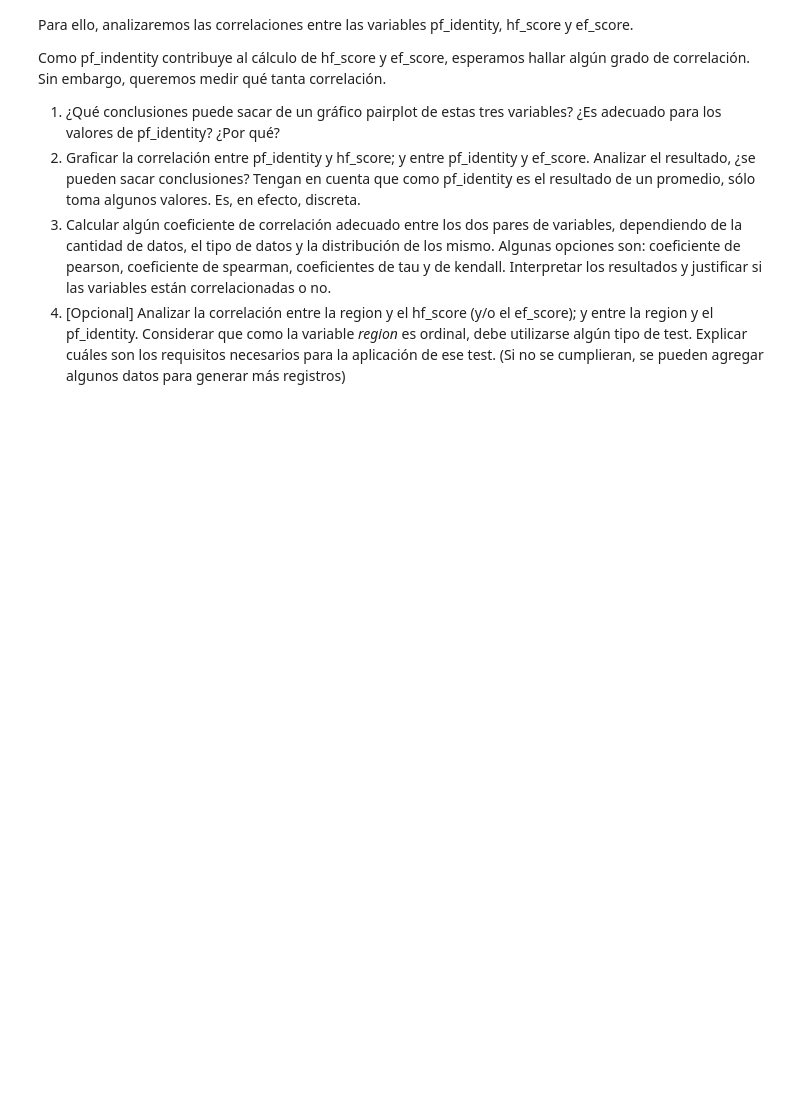
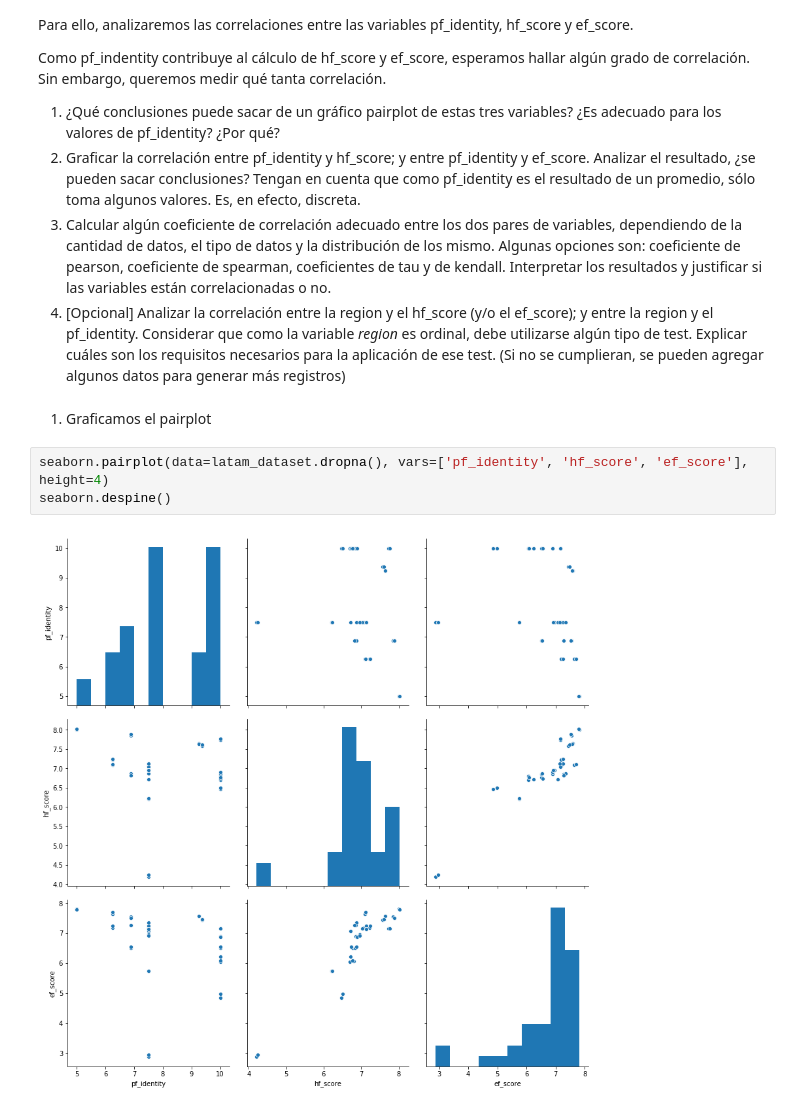
Before and after one commit to manquius/diplodatos_ayv, a Jupyter notebook: 02_practico_Fernando.ipynb, the cells around one changed output. Drawn from its saved outputs; the diff is of its cells as text; blank space fills up the shorter version.

```diff
--- a/02_practico_Fernando.ipynb
+++ b/02_practico_Fernando.ipynb
@@ -359,3 +382,10 @@ Como pf_indentity contribuye al cálculo de hf_score y ef_score, esperamos halla
 2. Graficar la correlación entre pf_identity y hf_score; y entre pf_identity y ef_score. Analizar el resultado, ¿se pueden sacar conclusiones? Tengan en cuenta que como pf_identity es el resultado de un promedio, sólo toma algunos valores. Es, en efecto, discreta.
 3. Calcular algún coeficiente de correlación adecuado entre los dos pares de variables, dependiendo de la cantidad de datos, el tipo de datos y la distribución de los mismo. Algunas opciones son: coeficiente de pearson, coeficiente de spearman, coeficientes de tau y de kendall. Interpretar los resultados y justificar si las variables están correlacionadas o no.
 4. [Opcional] Analizar la correlación entre la region y el hf_score (y/o el ef_score); y entre la region y el pf_identity. Considerar que como la variable *region* es ordinal, debe utilizarse algún tipo de test. Explicar cuáles son los requisitos necesarios para la aplicación de ese test. (Si no se cumplieran, se pueden agregar algunos datos para generar más registros)
+# %% [markdown]
+1. Graficamos el pairplot
+# %%
+seaborn.pairplot(data=latam_dataset.dropna(), vars=['pf_identity', 'hf_score', 'ef_score'], height=4)
+seaborn.despine()
+# %% [output]
+[figure, added]
```
Also changed, not shown: parts of 6 cells of this notebook.
